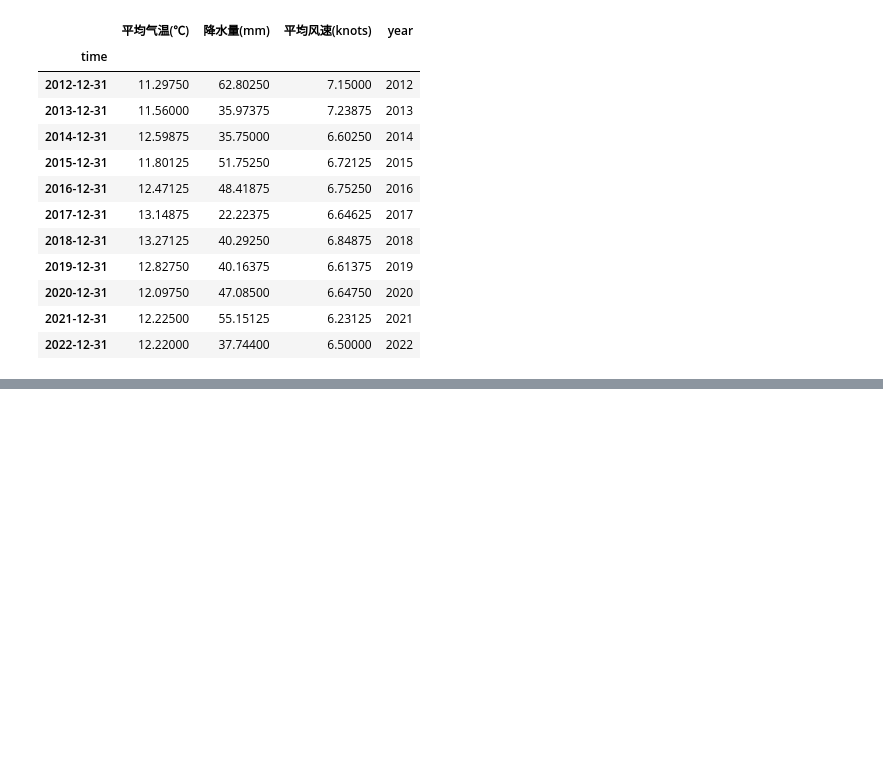
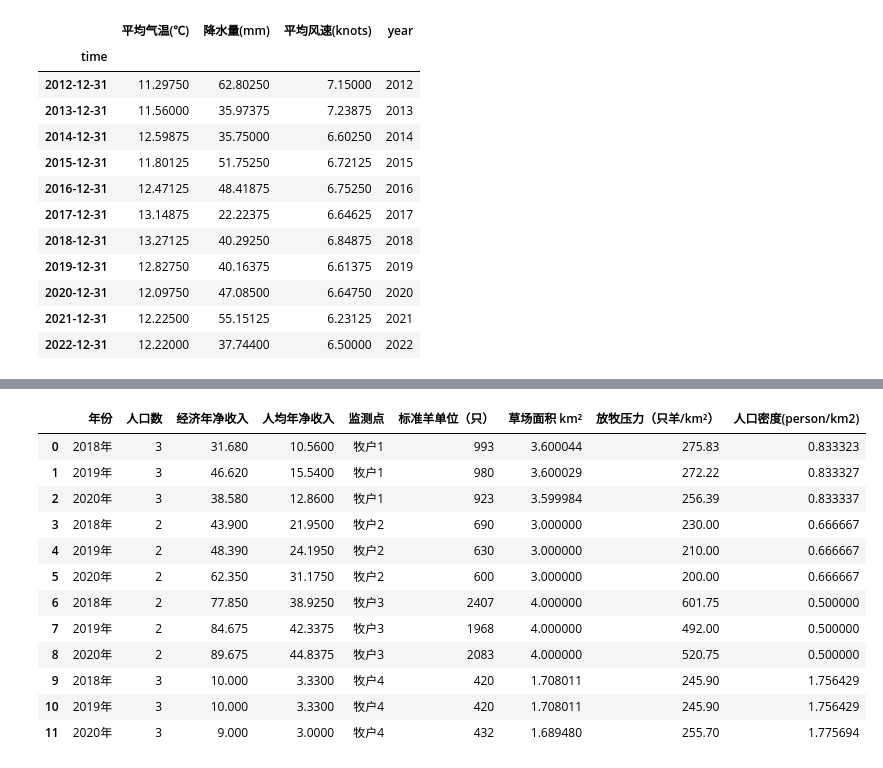
Before and after one commit to cgsdfc/huawei-cup19-problem-e, a Jupyter notebook: 问题4-数据预处理.ipynb, the cells around one changed output, grey strips where cells are left out. Cells and saved outputs as stored; diff of their text form; code cells hidden in the pictures; blank space fills up the shorter version.

```diff
--- a/问题4-数据预处理.ipynb
+++ b/问题4-数据预处理.ipynb
@@ -89,0 +95,8 @@ df.to_csv('问题4-气候因素-预处理.csv')
+# %%
+# 人文因素
+PERSON='人口密度(person/km2)'
+SHEEP='牲畜密度(sheep unit/km2)'
+MONEY='人均家庭经营纯收入(yuan)'
+# %%
+df=pd.read_excel(f, sheet_name='汇总')
+df.columns
@@ -89,0 +107,6 @@ df.to_csv('问题4-气候因素-预处理.csv')
+# %%
+YEAR,NUM_PERSON,NET_INCOME,AVE_INCOME,PLOT,NUM_SHEEP,AREA,SHEEP_DENSE=['年份', '人口数', '经济年净收入', '人均年净收入', '监测点', '标准羊单位（只）', '草场面积 km²',
+       '放牧压力（只羊/km²）']
+# %%
+df[AREA]=df[NUM_SHEEP]/df[SHEEP_DENSE]
+df
@@ -89,0 +127,17 @@ df.to_csv('问题4-气候因素-预处理.csv')
+# %%
+df[PERSON]=df[NUM_PERSON]/df[AREA]
+df
+# %% [output]
+|  | 年份 | 人口数 | 经济年净收入 | 人均年净收入 | 监测点 | 标准羊单位（只） | 草场面积 km² | 放牧压力（只羊/km²） | 人口密度(person/km2) |
+| 0 | 2018年 | 3 | 31.680 | 10.5600 | 牧户1 | 993 | 3.600044 | 275.83 | 0.833323 |
+| 1 | 2019年 | 3 | 46.620 | 15.5400 | 牧户1 | 980 | 3.600029 | 272.22 | 0.833327 |
+| 2 | 2020年 | 3 | 38.580 | 12.8600 | 牧户1 | 923 | 3.599984 | 256.39 | 0.833337 |
+| 3 | 2018年 | 2 | 43.900 | 21.9500 | 牧户2 | 690 | 3.000000 | 230.00 | 0.666667 |
+| 4 | 2019年 | 2 | 48.390 | 24.1950 | 牧户2 | 630 | 3.000000 | 210.00 | 0.666667 |
+| 5 | 2020年 | 2 | 62.350 | 31.1750 | 牧户2 | 600 | 3.000000 | 200.00 | 0.666667 |
+| 6 | 2018年 | 2 | 77.850 | 38.9250 | 牧户3 | 2407 | 4.000000 | 601.75 | 0.500000 |
+| 7 | 2019年 | 2 | 84.675 | 42.3375 | 牧户3 | 1968 | 4.000000 | 492.00 | 0.500000 |
+| 8 | 2020年 | 2 | 89.675 | 44.8375 | 牧户3 | 2083 | 4.000000 | 520.75 | 0.500000 |
+| 9 | 2018年 | 3 | 10.000 | 3.3300 | 牧户4 | 420 | 1.708011 | 245.90 | 1.756429 |
+| 10 | 2019年 | 3 | 10.000 | 3.3300 | 牧户4 | 420 | 1.708011 | 245.90 | 1.756429 |
+| 11 | 2020年 | 3 | 9.000 | 3.0000 | 牧户4 | 432 | 1.689480 | 255.70 | 1.775694 |
```
Also changed, not shown: parts of 4 cells of this notebook, 4 other files.
